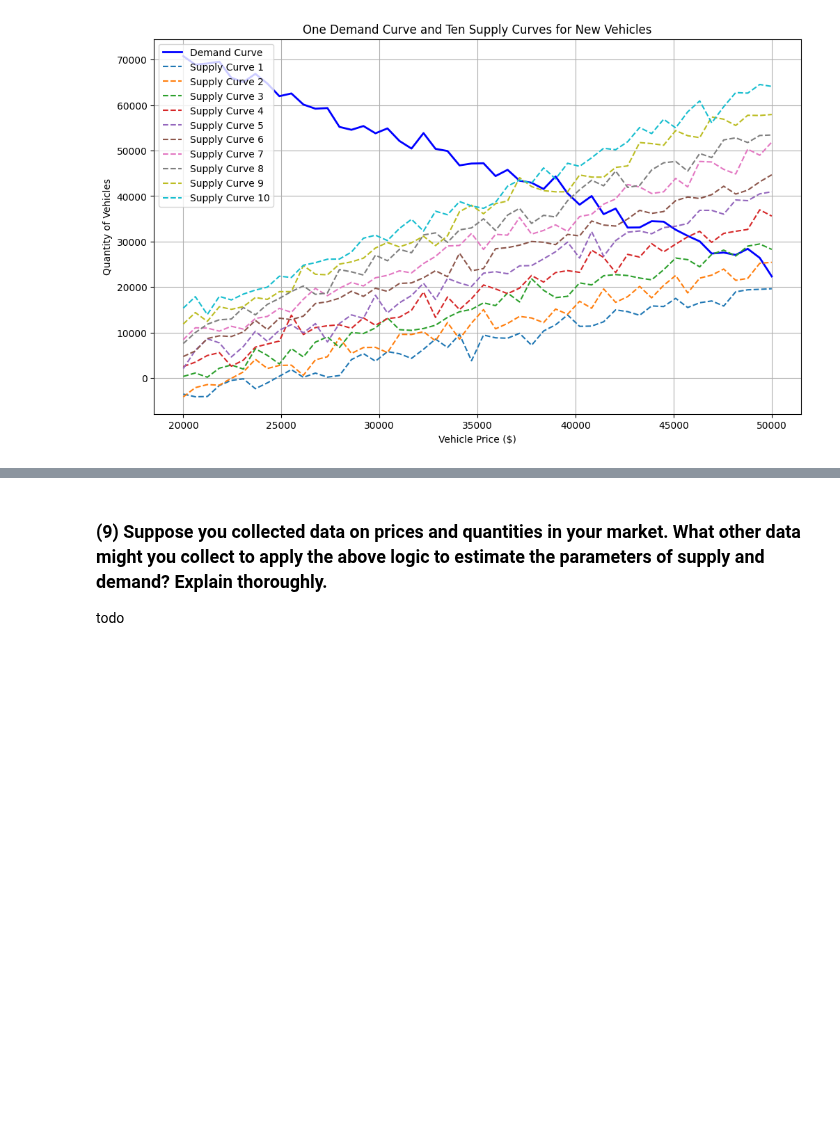
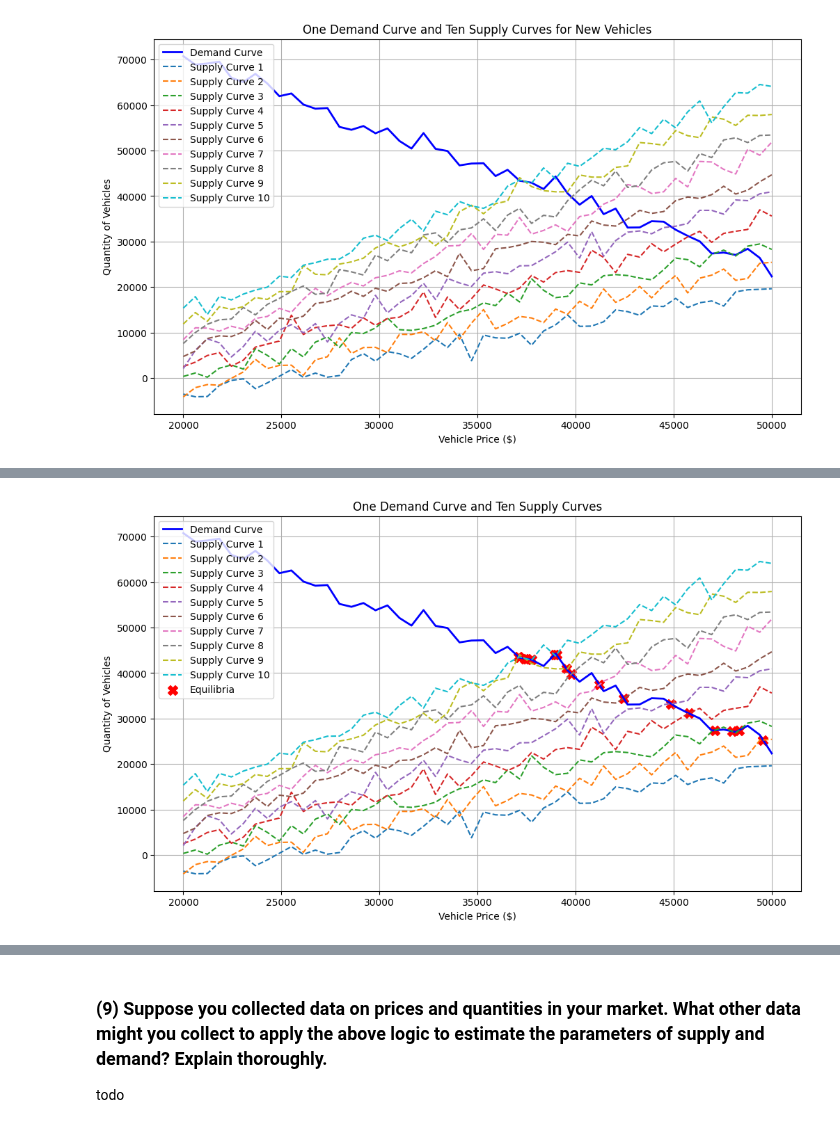
Before and after one commit to IanTaiAhn/econ6550, a Jupyter notebook: assignments/Google_Colab_Assignment_1.ipynb, the cells around one changed output, grey strips where cells are left out. Drawn from its saved outputs; the diff is of its cells as text; code cells hidden in the pictures; blank space fills up the shorter version.

```diff
--- a/assignments/Google_Colab_Assignment_1.ipynb
+++ b/assignments/Google_Colab_Assignment_1.ipynb
@@ -287,0 +325,81 @@ plt.show()
+# %%
+import numpy as np
+import matplotlib.pyplot as plt
+from sklearn.linear_model import LinearRegression
+
+# Set random seed for reproducibility
+np.random.seed(42)
+
+# Generate dummy prices (x-axis)
+prices = np.linspace(20000, 50000, 50)
+X = prices.reshape(-1, 1)
+
+# Create one demand curve
+demand_curve = 100000 - 1.5 * prices + np.random.normal(0, 1500, size=prices.shape)
+
+# Create multiple supply curves
+supply_curves = []
+for i in range(10):
+    supply = -20000 + (0.8 + 0.1 * i) * prices + np.random.normal(0, 1500, size=prices.shape)
+    supply_curves.append(supply)
+
+# ---- Find equilibrium points ----
+equilibrium_points = []
+for supply in supply_curves:
+    diff = demand_curve - supply
+    sign_changes = np.where(np.diff(np.sign(diff)))[0]
+    for idx in sign_changes:
+        # Linear interpolation
+        x1, x2 = prices[idx], prices[idx + 1]
+        y1_d, y2_d = demand_curve[idx], demand_curve[idx + 1]
+        y1_s, y2_s = supply[idx], supply[idx + 1]
+
+        slope_d = (y2_d - y1_d) / (x2 - x1)
+        slope_s = (y2_s - y1_s) / (x2 - x1)
+        intercept_d = y1_d - slope_d * x1
+        intercept_s = y1_s - slope_s * x1
+
+        eq_price = (intercept_s - intercept_d) / (slope_d - slope_s)
+        eq_quantity = slope_d * eq_price + intercept_d
+
+        equilibrium_points.append((eq_price, eq_quantity))
+
+equilibrium_points = np.array(equilibrium_points)
+
+# ---- Regression on equilibrium points ----
+X_eq = equilibrium_points[:, 0].reshape(-1, 1)  # Prices
+y_eq = equilibrium_points[:, 1]                # Quantities
+
+lin_eq = LinearRegression().fit(X_eq, y_eq)
+x_fit = np.linspace(prices.min(), prices.max(), 100).reshape(-1, 1)
+y_fit = lin_eq.predict(x_fit)
+
+# ---- Plot supply & demand curves ----
+plt.figure(figsize=(12, 7))
+plt.plot(prices, demand_curve, color="blue", linewidth=2, label="Demand Curve")
+for i, supply in enumerate(supply_curves, start=1):
+    plt.plot(prices, supply, linestyle="--", label=f"Supply Curve {i}")
+plt.scatter(equilibrium_points[:, 0], equilibrium_points[:, 1],
+            color="red", marker="X", s=100, label="Equilibria")
+plt.xlabel("Vehicle Price ($)")
+plt.ylabel("Quantity of Vehicles")
+plt.title("One Demand Curve and Ten Supply Curves")
+plt.legend()
+plt.grid(True)
+plt.show()
+
+# ---- Plot regression line separately ----
+plt.figure(figsize=(10, 6))
+plt.scatter(X_eq, y_eq, color="green", s=100, marker="X", label="Equilibrium Points")
+plt.plot(x_fit, y_fit, color="black", linewidth=2, label="Regression Line")
+plt.xlabel("Equilibrium Price ($)")
+plt.ylabel("Equilibrium Quantity")
+plt.title("Equilibrium Points with Regression Line")
+plt.legend()
+plt.grid(True)
+plt.show()
+
+# Print slope
+print(f"Slope of regression line: {lin_eq.coef_[0]:.4f}")
+# %% [output]
+[figure, added]
```
Also changed, not shown: parts of 8 cells of this notebook, 1 other file.
